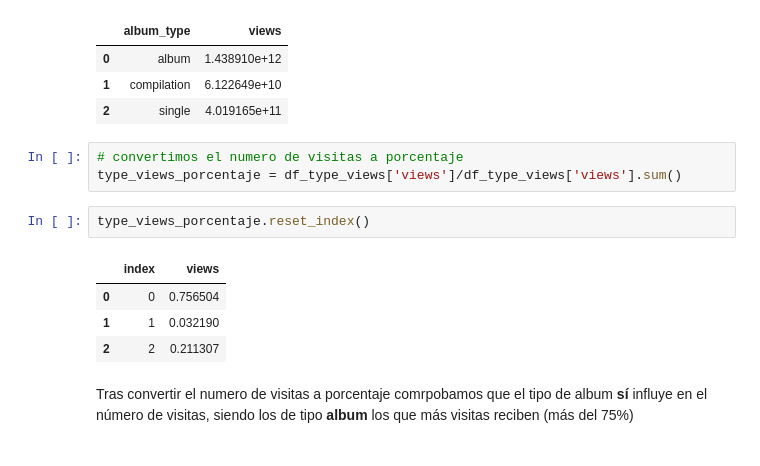
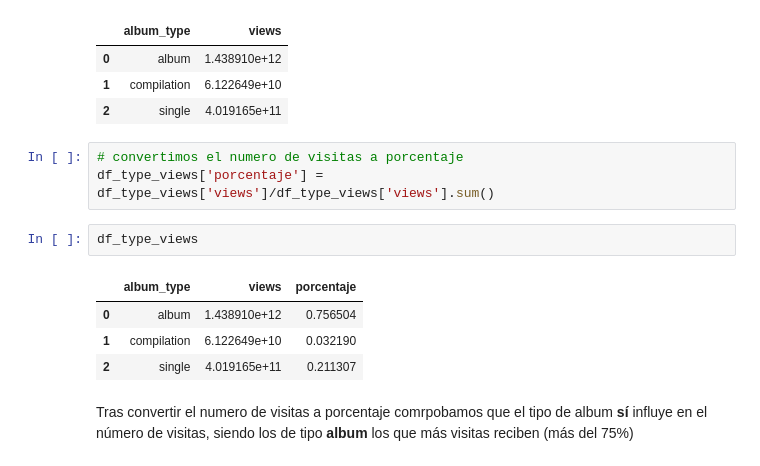
Before and after one commit to PalomaDA/DA-promoD-modulo2-sprint1-PalomaMeson, a Jupyter notebook: pandas/pandas.ipynb, the cells around one changed output. Saved outputs shown, nothing was run; the diff lists cells and outputs as text.

```diff
--- a/pandas/pandas.ipynb
+++ b/pandas/pandas.ipynb
@@ -603,14 +567,14 @@ df_type_views
 | 2 | single | 4.019165e+11 |
 # %%
 # convertimos el numero de visitas a porcentaje
-type_views_porcentaje = df_type_views['views']/df_type_views['views'].sum()
+df_type_views['porcentaje'] = df_type_views['views']/df_type_views['views'].sum()
-# %%
-type_views_porcentaje.reset_index()
-# %% [output]
-|  | index | views |
-| 0 | 0 | 0.756504 |
-| 1 | 1 | 0.032190 |
-| 2 | 2 | 0.211307 |
+# %%
+df_type_views
+# %% [output]
+|  | album_type | views | porcentaje |
+| 0 | album | 1.438910e+12 | 0.756504 |
+| 1 | compilation | 6.122649e+10 | 0.032190 |
+| 2 | single | 4.019165e+11 | 0.211307 |
 # %% [markdown]
 Tras convertir el numero de visitas a porcentaje comrpobamos que el tipo de album **sí** influye en el número de visitas, siendo los de tipo **album** los que más visitas reciben (más del 75%)
 # %% [markdown]
```
Also changed, not shown: parts of 20 cells of this notebook.
